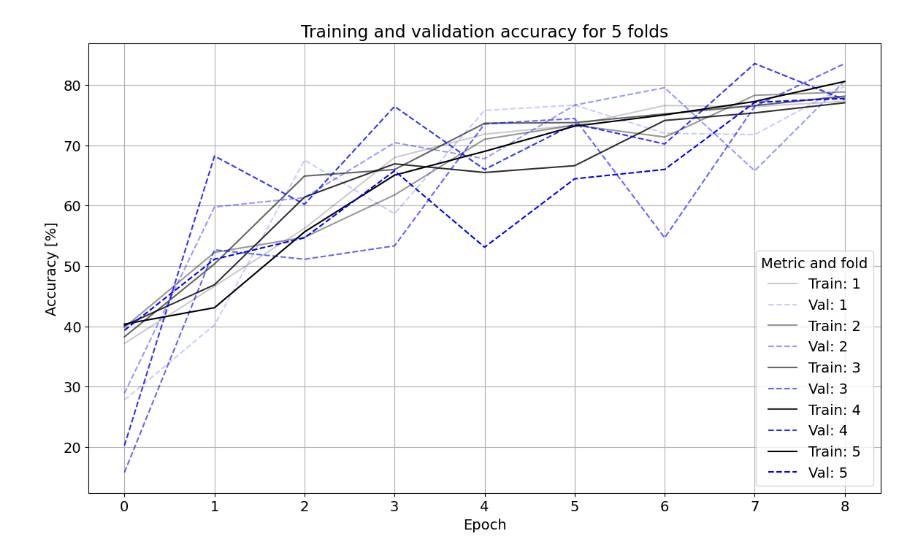
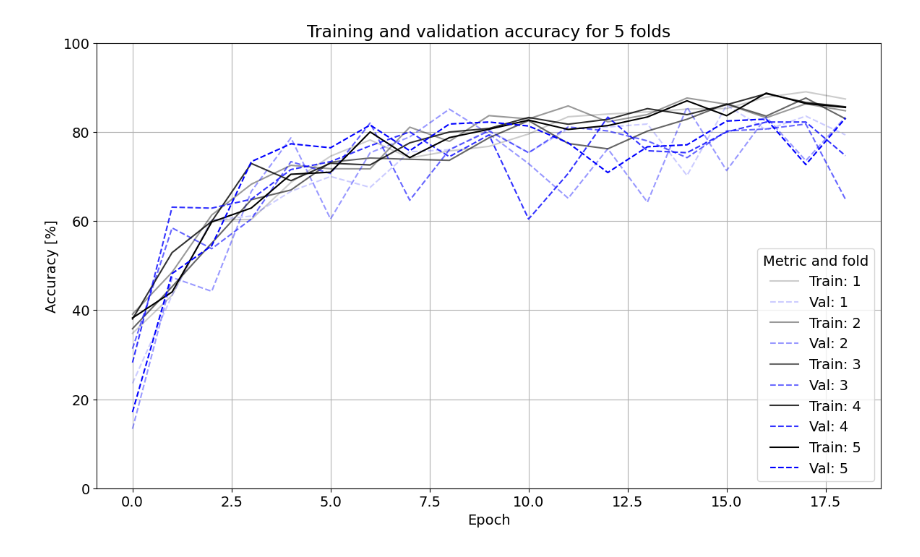
Before and after one commit to DHersh3094/KPConv-PyTorch, a Jupyter notebook: preprocess_and_augment.ipynb, the cells around one changed output. Cells and saved outputs as stored; diff of their text form; code cells hidden in the pictures.

```diff
--- a/preprocess_and_augment.ipynb
+++ b/preprocess_and_augment.ipynb
@@ -22,6 +22,13 @@ import tempfile
 input_ALS_folder = '/home/davidhersh/Dropbox/Uni/ThesisHersh/ALS_data'
 output_folder = '/media/davidhersh/T7 Shield/pre-processing/tmp'
 dataset_dir = '/media/davidhersh/T7 Shield/Datasets'
+
+# Running each
+max_epoch = 20
+first_kpconv_subsampling_dl = 0.4
+
+timestamp = datetime.now().strftime("%Y_%m_%d_%H_%M")
+saving_path = f'/media/davidhersh/T7 Shield/results_{timestamp}'
 # %%
 point_threshold = 2000
 
@@ -541,32 +510,35 @@ def plot_train_and_val_accuracy_for_all_folds(saving_path=saving_path, num_class
     for folder in folders:
         training_file = os.path.join(folder, 'training.txt')
         validation_file = os.path.join(folder, 'val_confs.txt')
         df = pd.read_csv(training_file, sep='\s+')
         df = df.groupby('epochs').mean().reset_index()
         ax.plot(df['epochs'], df['train_accuracy'] * 100, 'k', label=f'Train: {fold+1}', alpha=alpha)
 
         # Val plot
         with open(validation_file, 'r') as f:
             val_confs = f.readlines()
         val_accuracies = []
         for val in val_confs:
             matrix = np.array(list(map(int, val.split()))).reshape(num_classes, num_classes)
             accuracy = np.sum(np.diag(matrix)) / np.sum(matrix)
             val_accuracies.append(accuracy * 100)
         ax.plot(df['epochs'], val_accuracies, label=f'Val: {fold+1}', color='b', linestyle='--', alpha=alpha)
 
         fold += 1
         alpha +=.2
 
 
     plt.legend(title='Metric and fold')
     plt.xlabel('Epoch')
     plt.ylabel('Accuracy [%]')
+    plt.ylim([0, 100])
     plt.title(f'Training and validation accuracy for {n_splits} folds')
     plt.grid()
     plt.savefig(os.path.join(saving_path, 'train_accuracy.png'), bbox_inches='tight', dpi=400)
     plt.show();
 
-plot_train_and_val_accuracy_for_all_folds();
+    return folders
+
+results_folders = plot_train_and_val_accuracy_for_all_folds();
 # %% [output]
-[figure, old version]
+[figure, new version]
```
Also changed, not shown: parts of 8 cells of this notebook.
